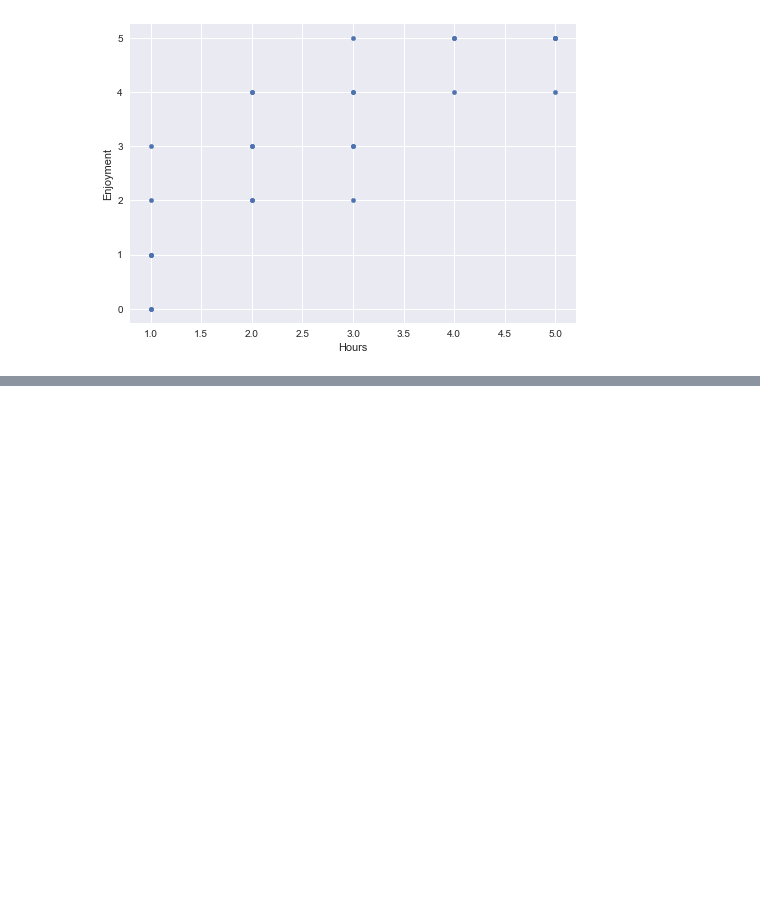
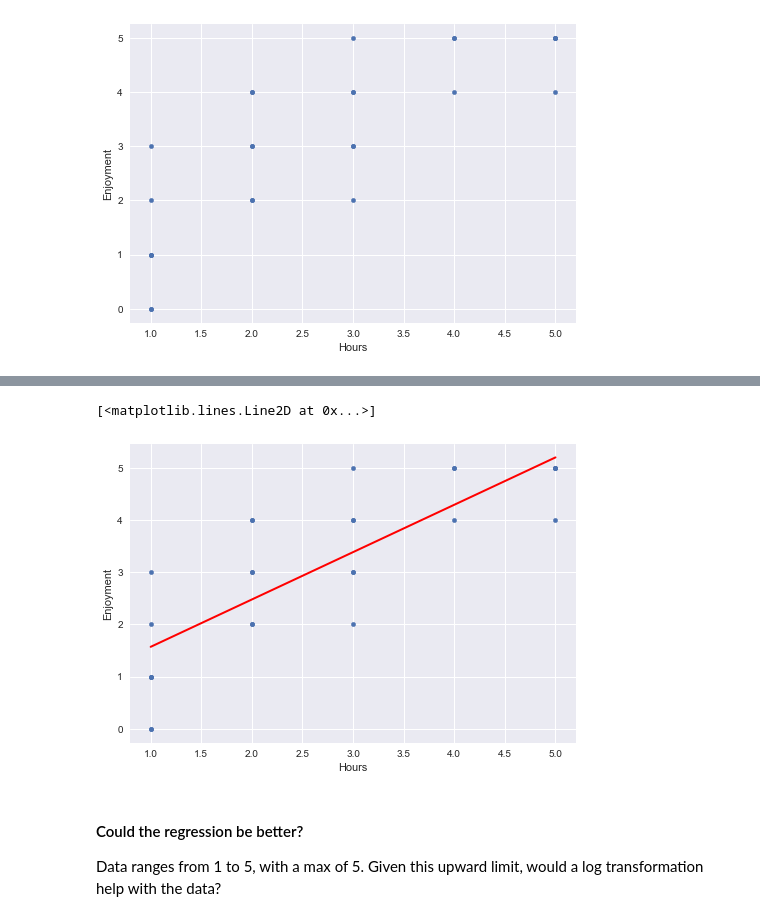
Before and after one commit to GeoffPidcock/DAT8SYD, a Jupyter notebook: labs/Week 2 Lesson 2 - Linear Regression/Lab 3 - Regression.gpidc.ipynb, the cells around one changed output, grey strips where cells are left out. Drawn from its saved outputs; the diff is of its cells as text; code cells hidden in the pictures; blank space fills up the shorter version.

```diff
--- a/labs/Week 2 Lesson 2 - Linear Regression/Lab 3 - Regression.gpidc.ipynb
+++ b/labs/Week 2 Lesson 2 - Linear Regression/Lab 3 - Regression.gpidc.ipynb
@@ -362,0 +369,11 @@ preds
+# %%
+# 3) Plot enjoyment over hours, and the prediction, to assess performance of the regression.
+theme_park.plot(kind='scatter', x='Hours', y='Enjoyment')
+plt.plot(X_new2, preds2, c='red', linewidth=2)
+# %% [output]
+[<matplotlib.lines.Line2D at 0x...>]
+[figure, added]
+# %% [markdown]
+#### Could the regression be better?
+Data ranges from 1 to 5, with a max of 5.
+Given this upward limit, would a log transformation help with the data?
```
Also changed, not shown: parts of 8 cells of this notebook.
